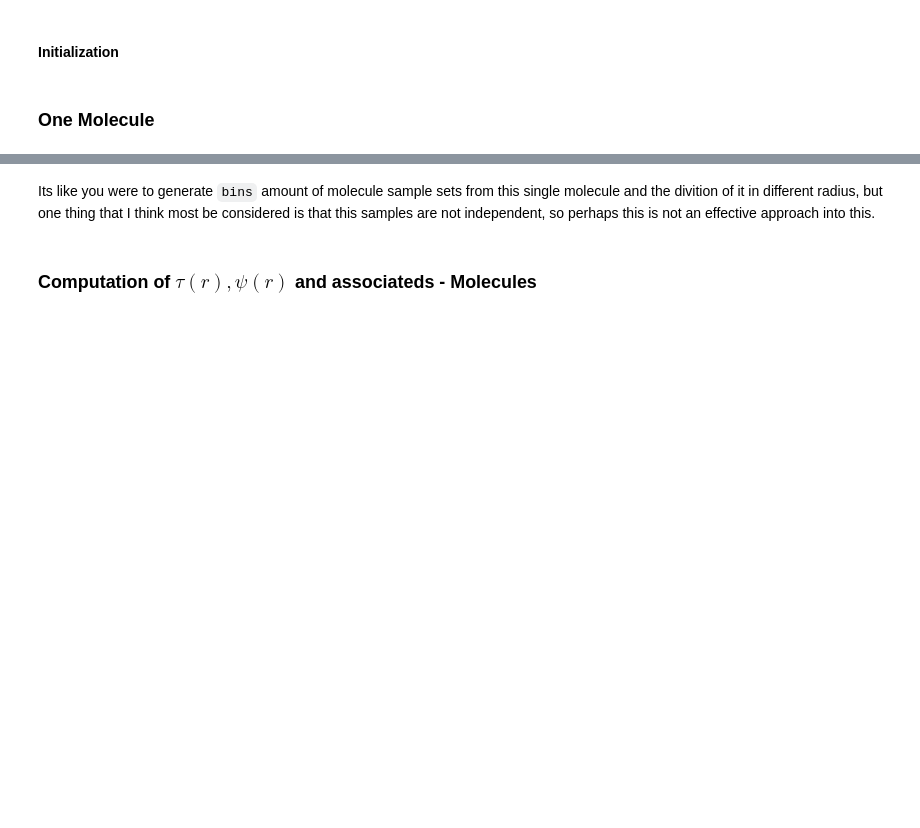
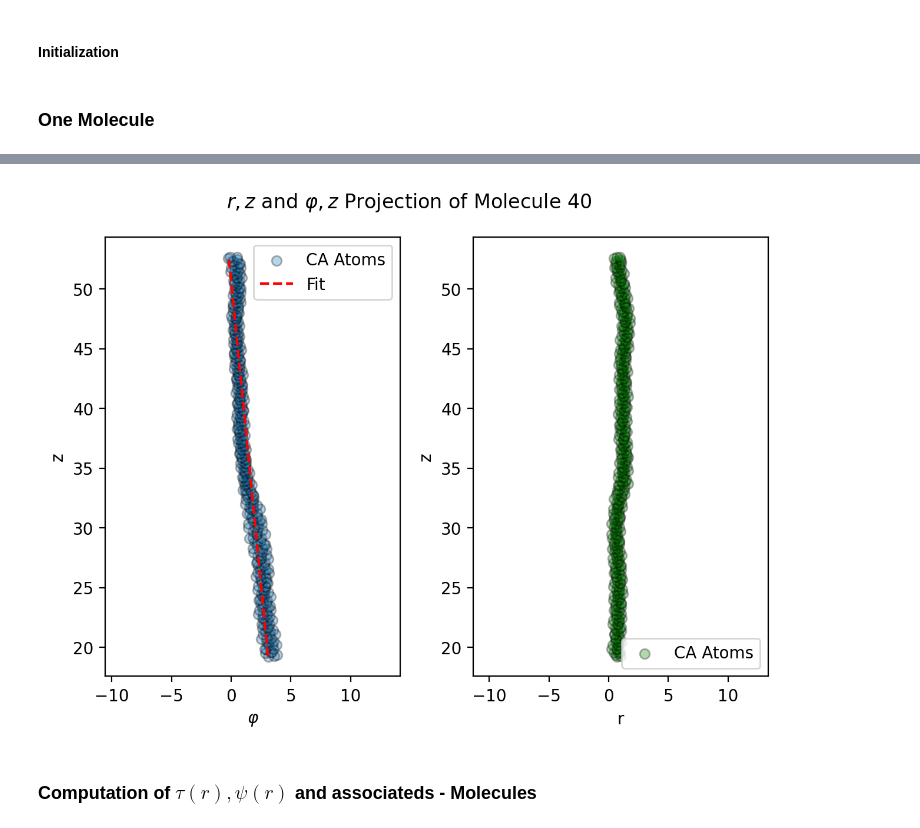
Before and after one commit to eminotre24/Collagen-Project, a Jupyter notebook: MD-Analysis/Twist-Analysis/cyltransf/cyltransf-refined.ipynb, the cells around one changed output, grey strips where cells are left out. Cells and saved outputs as stored; diff of their text form; code cells hidden in the pictures; blank space fills up the shorter version.

```diff
--- a/MD-Analysis/Twist-Analysis/cyltransf/cyltransf-refined.ipynb
+++ b/MD-Analysis/Twist-Analysis/cyltransf/cyltransf-refined.ipynb
@@ -115,5 +49,27 @@ plt.show()
-# %% [markdown]
-Its like you were to generate `bins` amount of molecule sample sets from this single molecule and the divition of it in different radius, but one thing that I think most be considered is that this samples are not independent, so perhaps this is not an effective approach into this.
+# %%
+fig, ax = plt.subplots(1, 2, dpi=200)
+
+ax[0].scatter(phi_mol, z_mol, alpha=0.3, edgecolor='k', label='CA Atoms')
+m, b, r2filt = ct.linfitandr2(z_mol, phi_mol)
+fit = np.poly1d((m, b))
+ax[0].plot(fit(z_mol), z_mol, linestyle='dashed', color='r', label='Fit')
+
+ax[0].axis('equal')
+ax[0].set_xlabel(r'$\varphi$')
+ax[0].set_ylabel(r'z')
+ax[0].legend()
+
+ax[1].scatter(rad_mol, z_mol, color='g', alpha=0.3, edgecolor='k', label='CA Atoms')
+ax[1].axis('equal')
+ax[1].set_xlabel(r'r')
+ax[1].set_ylabel(r'z')
+ax[1].legend()
+
+plt.suptitle(rf'$r, z$ and $\varphi, z$ Projection of Molecule {mol}')
+plt.tight_layout()
+plt.show()
+# %% [output]
+[figure, added]
 # %% [markdown]
 ### Computation of $\tau(r), \psi(r)$ and associateds - Molecules
 # %% [markdown]
```
Also changed, not shown: parts of 11 cells of this notebook, 2 other files.
